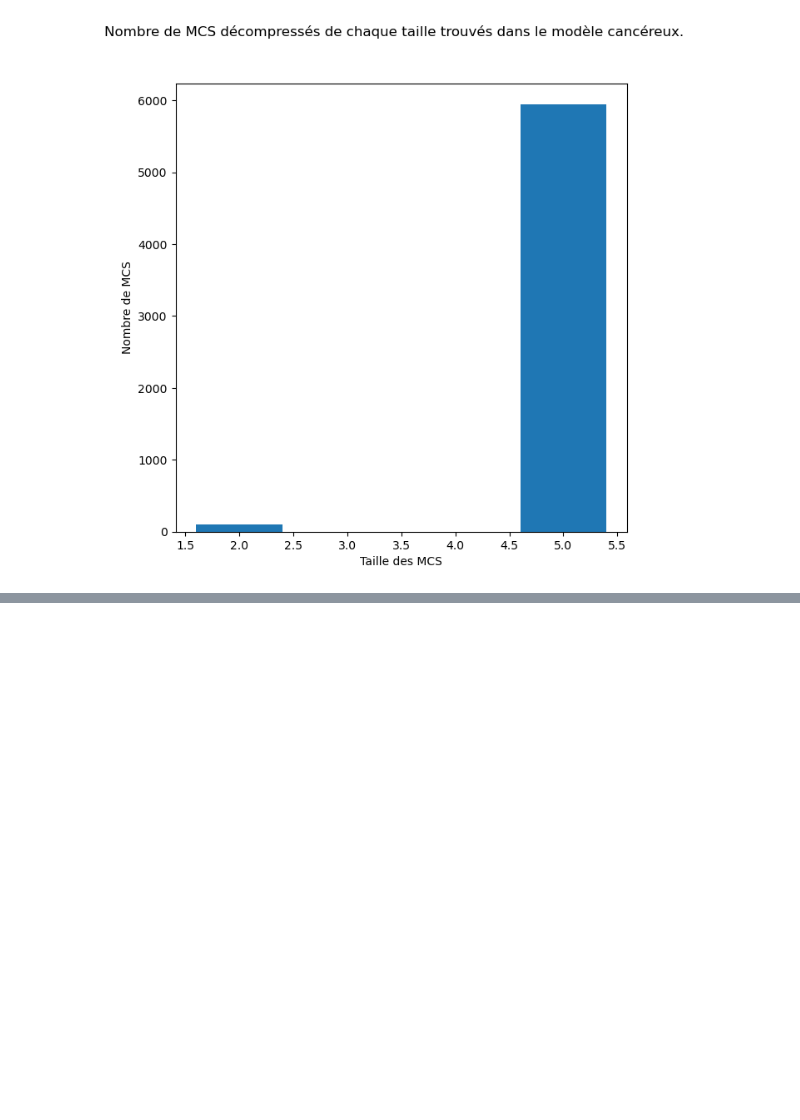
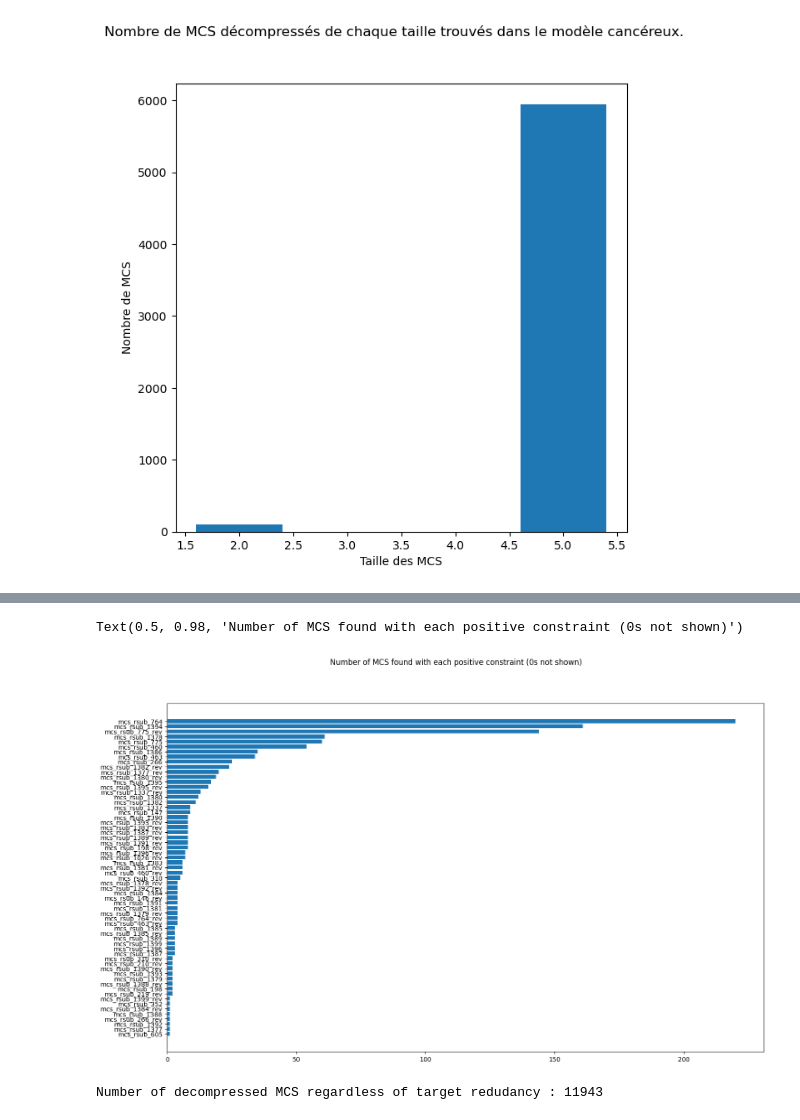
Before and after one commit to JoPkb/RBA_cutsets, a Jupyter notebook: aspmcs/code/mcs_parsing/test_cutsets.ipynb, the cells around one changed output, grey strips where cells are left out. Saved outputs shown, nothing was run; the diff lists cells and outputs as text; code cells hidden in the pictures; blank space fills up the shorter version.

```diff
--- a/aspmcs/code/mcs_parsing/test_cutsets.ipynb
+++ b/aspmcs/code/mcs_parsing/test_cutsets.ipynb
@@ -1212,0 +1300,9 @@ plt.show()
+# %%
+fig, ax = plt.subplots()
+plt.rcParams["figure.figsize"] = (17,10)
+sorted_per_file_dMCS_sizes = sorted(per_file_dMCS_sizes.items(), key=lambda x:sum(x[1].values()) )
+ax.barh([i[0] for i in sorted_per_file_dMCS_sizes], [sum(j[1].values()) for j in sorted_per_file_dMCS_sizes])
+fig.suptitle("Number of MCS found with each positive constraint (0s not shown)")
+# %% [output]
+Text(0.5, 0.98, 'Number of MCS found with each positive constraint (0s not shown)')
+[figure, added]
@@ -1212,0 +1323,10 @@ plt.show()
+# %%
+
+flat_dMCS_sizes = {}
+flat_mcs_list_nodup = list(set(flat_mcs_list))
+for mcs in flat_mcs_list_nodup :
+    flat_dMCS_sizes[len(mcs)] = flat_dMCS_sizes.get(len(mcs), 0) +1
+
+print(f"Number of decompressed MCS regardless of target redudancy : {len(flat_mcs_list_nodup)}")
+# %% [output]
+Number of decompressed MCS regardless of target redudancy : 11943
```
Also changed, not shown: parts of 24 cells of this notebook, 1 other file.
